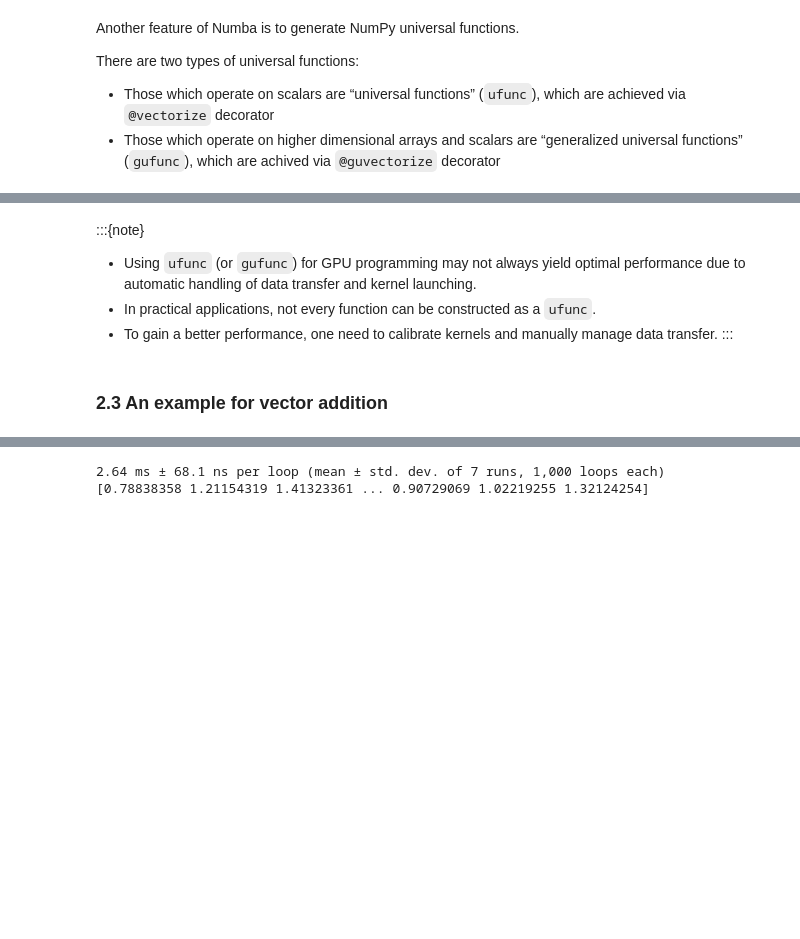
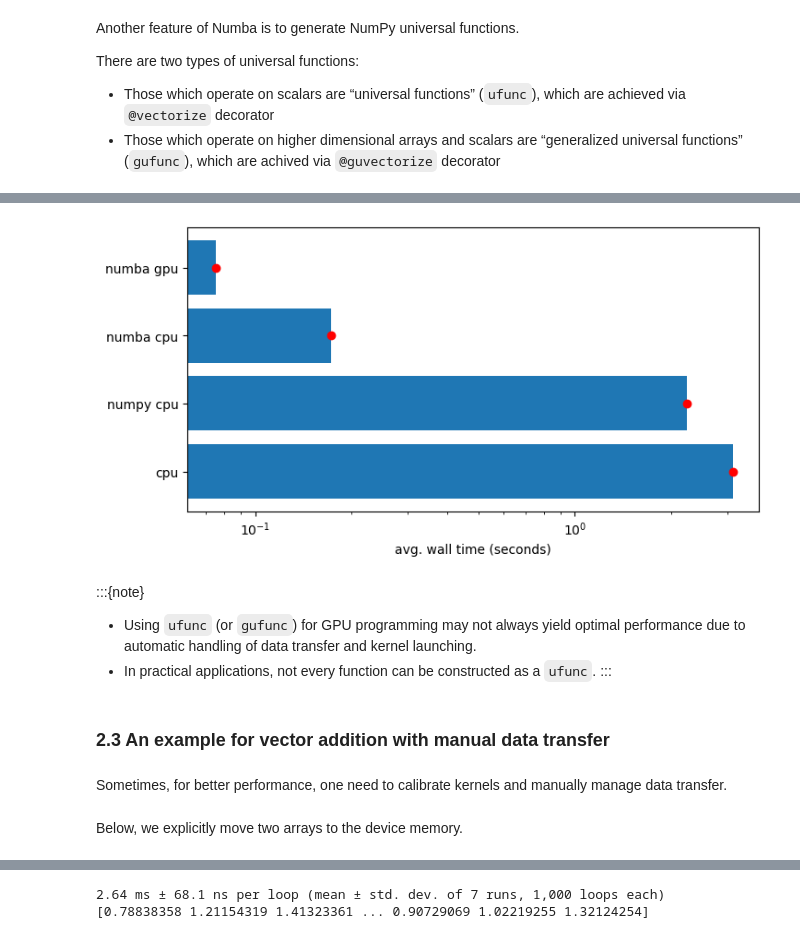
Before and after one commit to ENCCS/webinar_documents, a Jupyter notebook: 2024-oct-24-python/Webinar_Python.ipynb, the cells around one changed output, grey strips where cells are left out. Cells and saved outputs as stored; diff of their text form; code cells hidden in the pictures; blank space fills up the shorter version.

```diff
--- a/2024-oct-24-python/Webinar_Python.ipynb
+++ b/2024-oct-24-python/Webinar_Python.ipynb
@@ -293,0 +368,2 @@ for i in range(N):
+# %%
+time_cpu = _
@@ -293,0 +374,2 @@ for i in range(N):
+# %%
+time_numpy_cpu = _
@@ -294 +380,3 @@ for i in range(N):
+# %%
+time_numba_cpu = _
 # %%
@@ -298,11 +386,23 @@ for i in range(N):
+# %%
+time_numba_gpu = _
+# %%
+display_timings(
+    cpu=time_cpu,
+    numpy_cpu=time_numpy_cpu,
+    numba_cpu=time_numba_cpu,
+    numba_gpu=time_numba_gpu
+)
+# %% [output]
+[figure, added]
 # %% [markdown]
 :::{note}
 - Using `ufunc` (or `gufunc`) for GPU programming may not always yield optimal performance due to automatic handling of data transfer and kernel launching.
 - In practical applications, not every function can be constructed as a `ufunc`.
-- To gain a better performance, one need to calibrate kernels and manually manage data transfer.
 :::
 # %% [markdown]
-### 2.3 An example for vector addition
+### 2.3 An example for vector addition with manual data transfer
+# %% [markdown]
+Sometimes, for better performance, one need to calibrate kernels and manually manage data transfer.
 # %%
 import numpy as np
 import numba
@@ -319,3 +420,5 @@ def func(a, b, c):
+# %% [markdown]
+Below, we explicitly move two arrays to the device memory.
 # %%
 N = 10000000
 a = numba.cuda.to_device(np.random.random(N))
```
Also changed, not shown: parts of 57 cells of this notebook, 2 other files.
